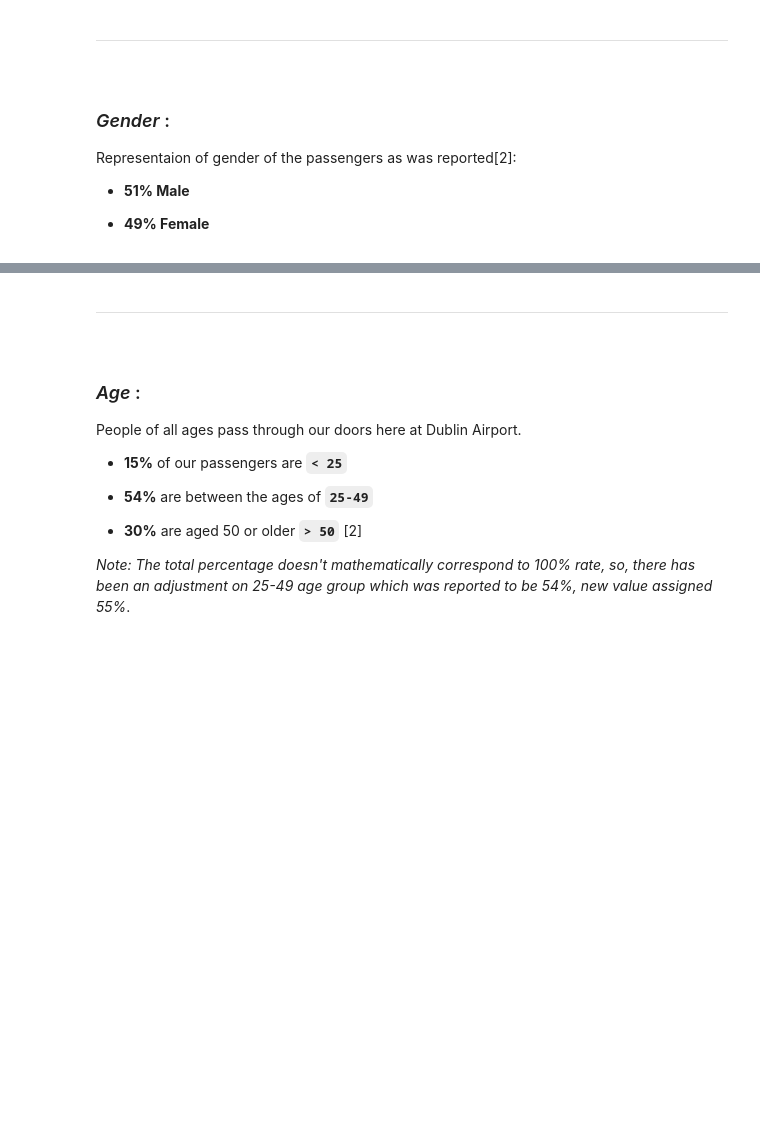
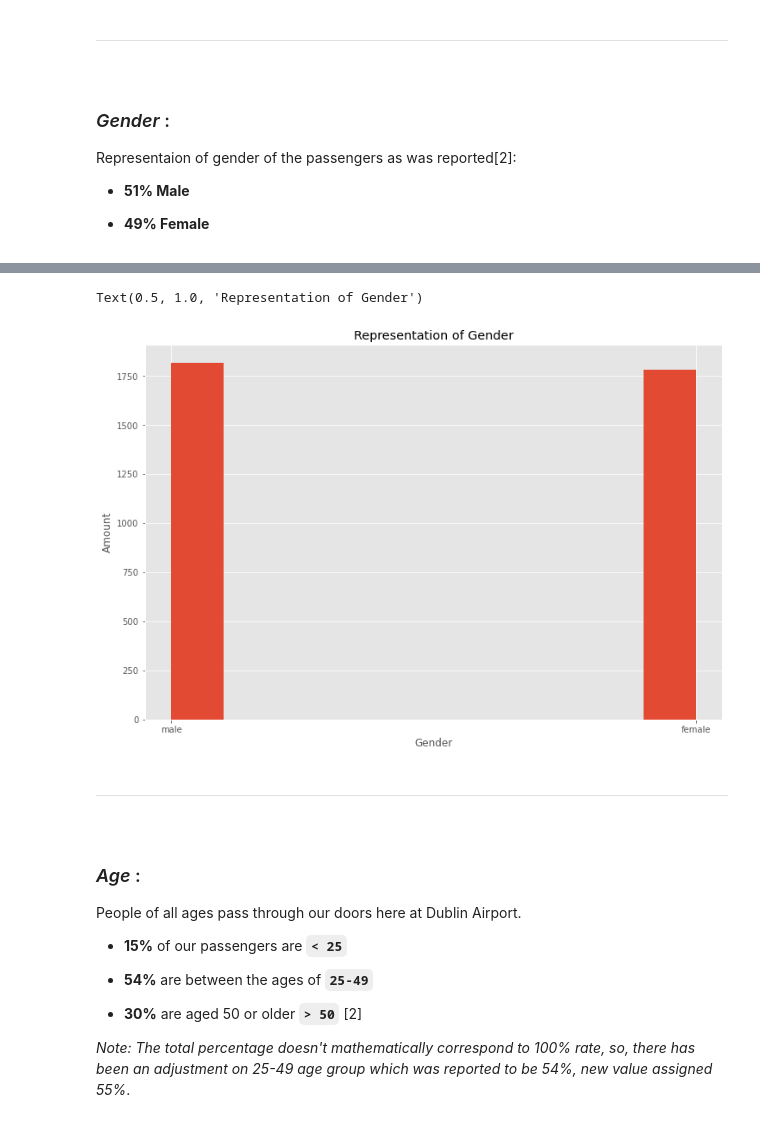
Before and after one commit to G00387867/Programming_for_DA_Project, a Jupyter notebook: Programming for DA.ipynb, the cells around one changed output, grey strips where cells are left out. Saved outputs shown, nothing was run; the diff lists cells and outputs as text; code cells hidden in the pictures; blank space fills up the shorter version.

Commit message:
Add plot Gender Representation for the Gender Variable

```diff
--- a/Programming for DA.ipynb
+++ b/Programming for DA.ipynb
@@ -134,3 +134,11 @@ Gender Array is: ['female' 'female' 'female' ... 'male' 'male' 'male']
+# %%
+plt.hist(Gender)
+plt.xlabel("Gender")
+plt.ylabel("Amount")
+plt.title("Representation of Gender")
+# %% [output]
+Text(0.5, 1.0, 'Representation of Gender')
+[figure, added]
 # %% [markdown]
 ***
 <br>
```
Also changed, not shown: parts of 10 cells of this notebook.
